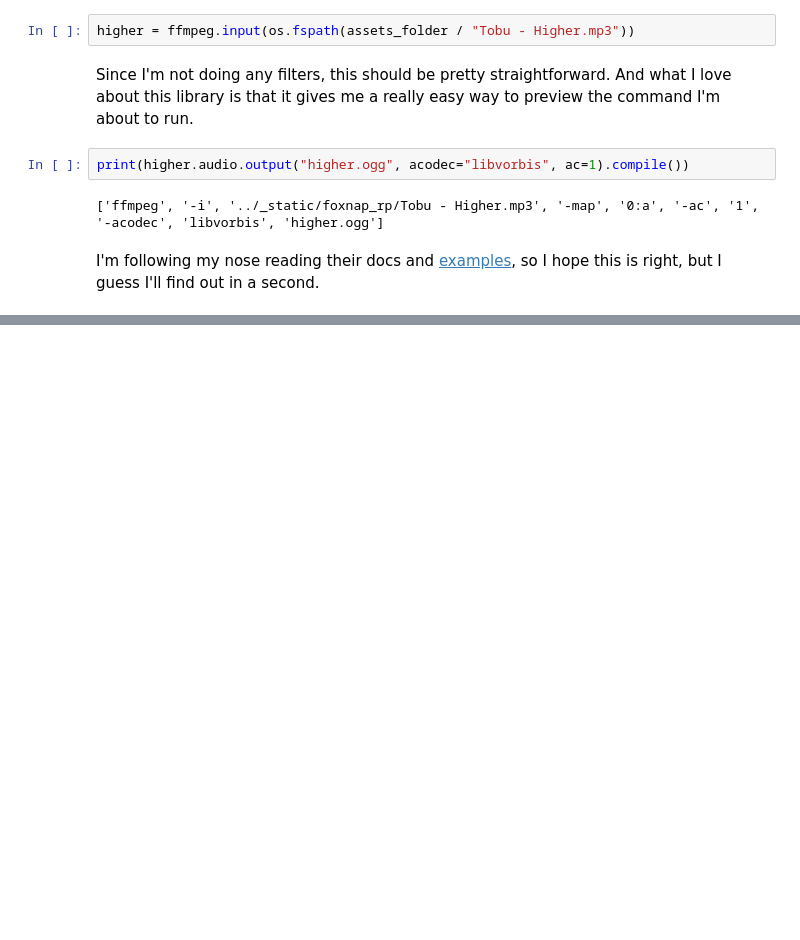
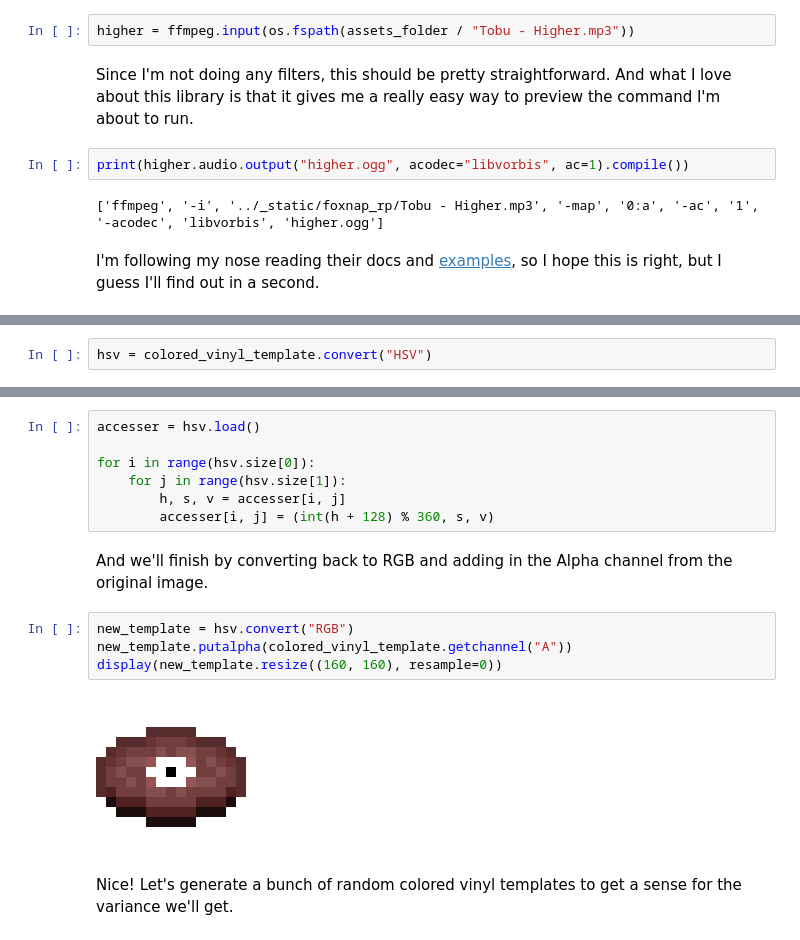
Before and after one commit to OpenBagTwo/AngerLocalBeehive, a Jupyter notebook: notebooks/FoxNap Resource Pack Prototyping.ipynb, the cells around one changed output, grey strips where cells are left out. Drawn from its saved outputs; the diff is of its cells as text; blank space fills up the shorter version.

```diff
--- a/notebooks/FoxNap Resource Pack Prototyping.ipynb
+++ b/notebooks/FoxNap Resource Pack Prototyping.ipynb
@@ -151,0 +130,2 @@ Okay, well that's a dealbreaker then.
+# %%
+hsv = colored_vinyl_template.convert("HSV")
@@ -151,0 +134,17 @@ Okay, well that's a dealbreaker then.
+# %%
+accesser = hsv.load()
+
+for i in range(hsv.size[0]):
+    for j in range(hsv.size[1]):
+        h, s, v = accesser[i, j]
+        accesser[i, j] = (int(h + 128) % 360, s, v)
+# %% [markdown]
+And we'll finish by converting back to RGB and adding in the Alpha channel from the original image.
+# %%
+new_template = hsv.convert("RGB")
+new_template.putalpha(colored_vinyl_template.getchannel("A"))
+display(new_template.resize((160, 160), resample=0))
+# %% [output]
+[figure, added]
+# %% [markdown]
+Nice! Let's generate a bunch of random colored vinyl templates to get a sense for the variance we'll get.
```
Also changed, not shown: parts of 79 cells of this notebook, 5 other files.
